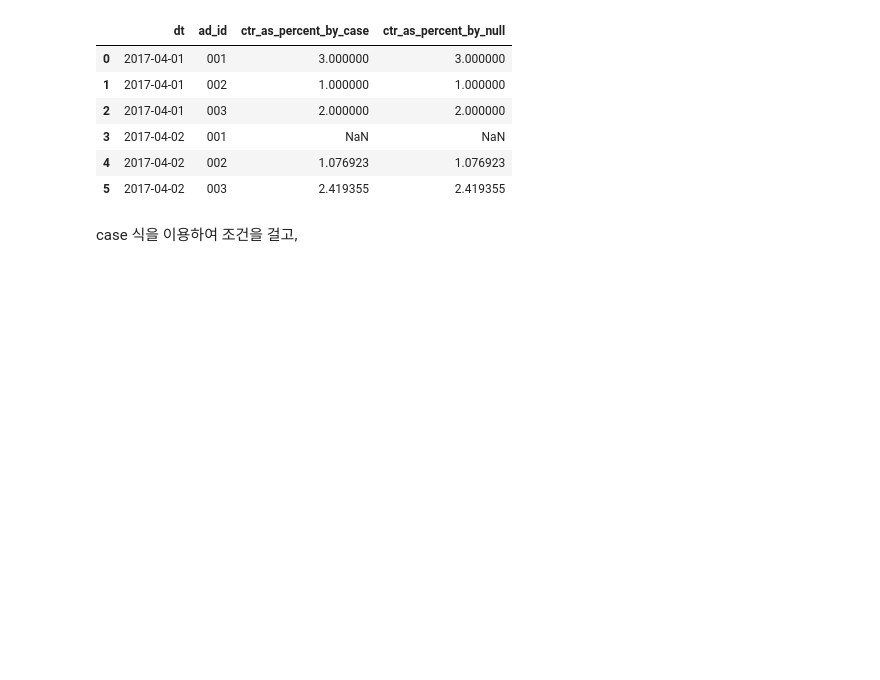
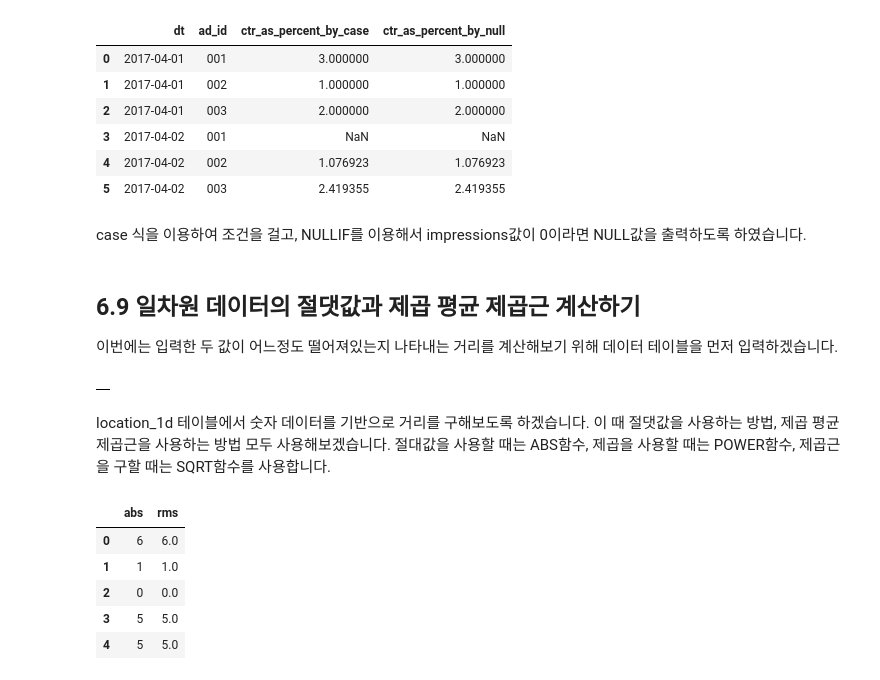
Before and after one commit to yhp2205/SQL, a Jupyter notebook: ch_6.ipynb, the cells around one changed output. Drawn from its saved outputs; the diff is of its cells as text; code cells hidden in the pictures; blank space fills up the shorter version.

```diff
--- a/ch_6.ipynb
+++ b/ch_6.ipynb
@@ -256,4 +256,56 @@ ORDER BY
 | 4 | 2017-04-02 | 002 | 1.076923 | 1.076923 |
 | 5 | 2017-04-02 | 003 | 2.419355 | 2.419355 |
 # %% [markdown]
-case 식을 이용하여 조건을 걸고,
+case 식을 이용하여 조건을 걸고, NULLIF를 이용해서 impressions값이 0이라면 NULL값을 출력하도록 하였습니다.
+# %% [markdown]
+## 6.9 일차원 데이터의 절댓값과 제곱 평균 제곱근 계산하기
+이번에는 입력한 두 값이 어느정도 떨어져있는지 나타내는 거리를 계산해보기 위해 데이터 테이블을 먼저 입력하겠습니다.
+# %%
+%%bigquery --project mygcpproject-340112
+DROP TABLE IF EXISTS sqldata.location_1d;
+CREATE TABLE sqldata.location_1d(
+    x1 integer
+  , x2 integer
+);
+
+INSERT INTO sqldata.location_1d
+VALUES
+    ( 5 , 10)
+  , (10 ,  5)
+  , (-2 ,  4)
+  , ( 3 ,  3)
+  , ( 0 ,  1)
+;
+
+DROP TABLE IF EXISTS sqldata.location_2d;
+CREATE TABLE sqldata.location_2d (
+    x1 integer
+  , y1 integer
+  , x2 integer
+  , y2 integer
+);
+
+INSERT INTO sqldata.location_2d
+VALUES
+    (0, 0, 2, 2)
+  , (3, 5, 1, 2)
+  , (5, 3, 2, 1)
+;
+# %% [output]
+|  |
+# %% [markdown]
+location_1d 테이블에서 숫자 데이터를 기반으로 거리를 구해보도록 하겠습니다. 이 때 절댓값을 사용하는 방법, 제곱 평균 제곱근을 사용하는 방법 모두 사용해보겠습니다. 절대값을 사용할 때는 ABS함수, 제곱을 사용할 때는 POWER함수, 제곱근을 구할 때는 SQRT함수를 사용합니다.
+# %%
+%%bigquery --project mygcpproject-340112
+SELECT
+  abs(x1-x2) AS abs
+  , sqrt(power(x1-x2, 2)) AS rms
+FROM sqldata.location_1d
+;
+# %% [output]
+|  | abs | rms |
+| 0 | 6 | 6.0 |
+| 1 | 1 | 1.0 |
+| 2 | 0 | 0.0 |
+| 3 | 5 | 5.0 |
+| 4 | 5 | 5.0 |
```
Also changed, not shown: parts of 20 cells of this notebook.
